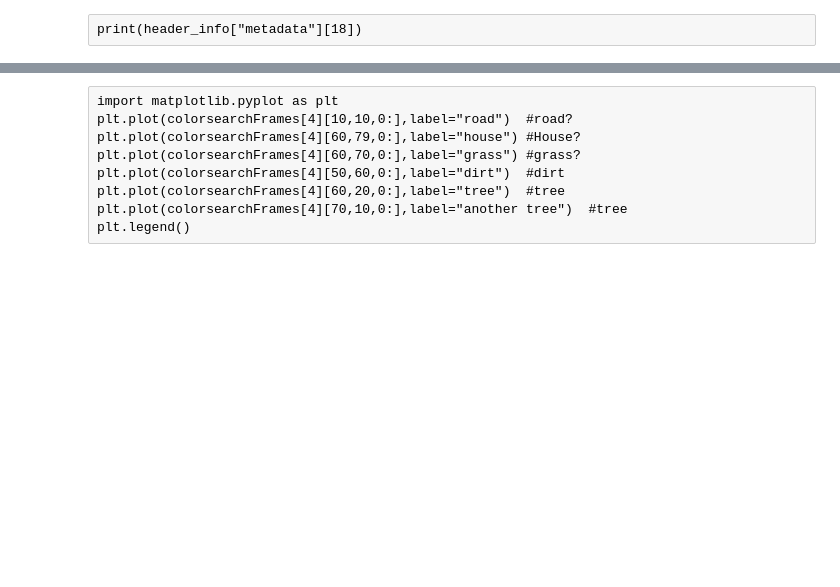
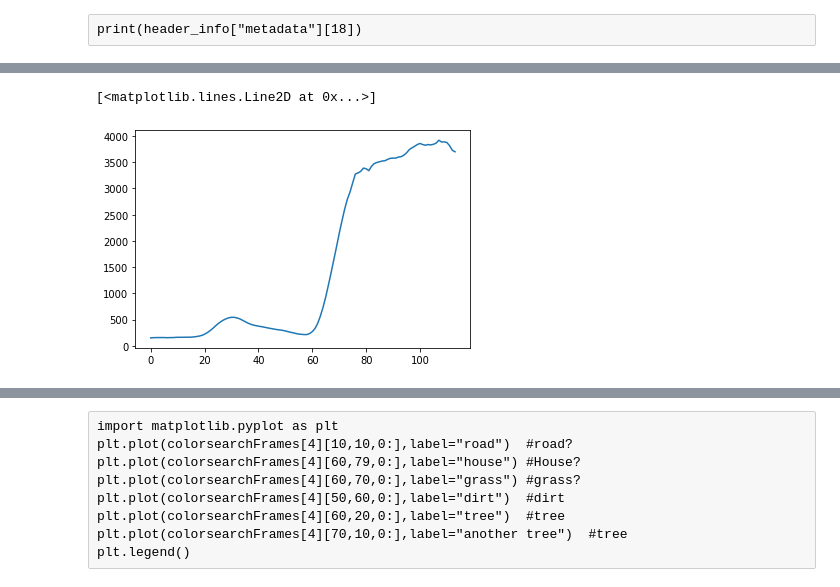
Before and after one commit to KopiousKarp/UD_ELEG404_TreeProject, a Jupyter notebook: DataMining.ipynb, the cells around one changed output, grey strips where cells are left out. Drawn from its saved outputs; the diff is of its cells as text; code cells hidden in the pictures; blank space fills up the shorter version.

```diff
--- a/DataMining.ipynb
+++ b/DataMining.ipynb
@@ -157,2 +163,6 @@ showframes(miniframes[11:12])
 # %%
-microframes = spectralSlicing(miniframes[0],80)
+# microframes = spectralSlicing(miniframes[0],80)
+plt.plot(miniframes[2][80,130,:])
+# %% [output]
+[<matplotlib.lines.Line2D at 0x...>]
+[figure, added]
```
Also changed, not shown: parts of 21 cells of this notebook, 2 other files.
